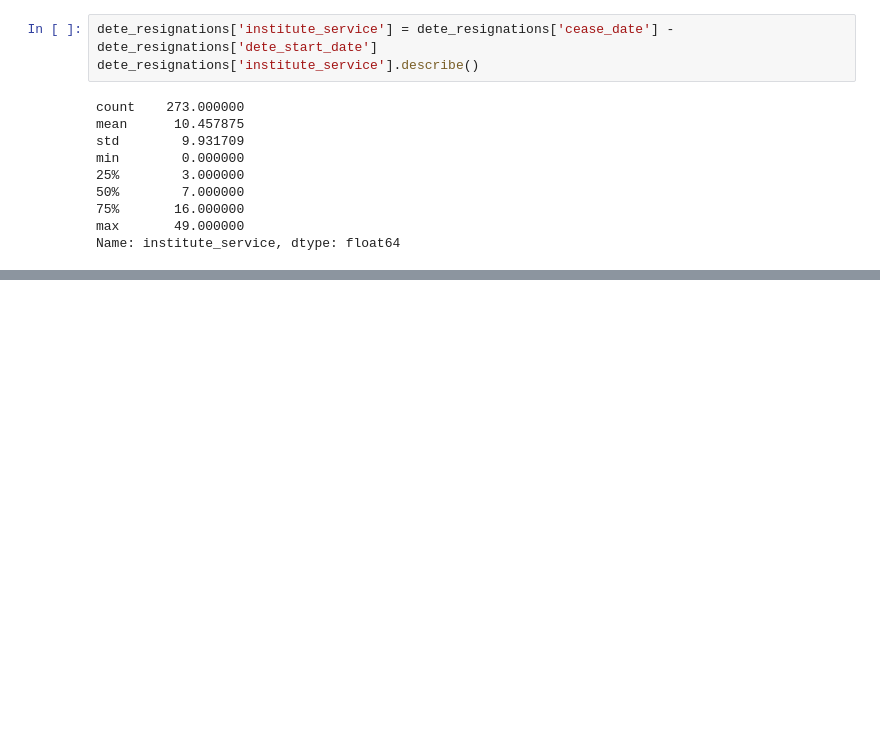
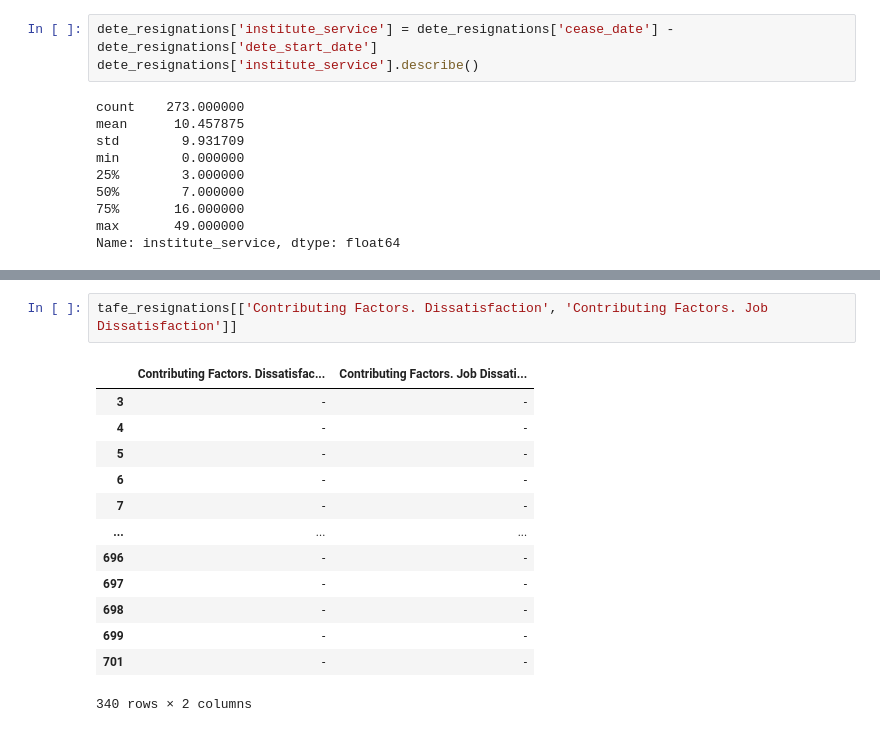
Before and after one commit to capncrockett/Dataquest, a Jupyter notebook: emp_exit_surveys/exit_surveys.ipynb, the cells around one changed output, grey strips where cells are left out. Cells and saved outputs as stored; diff of their text form; blank space fills up the shorter version.

```diff
--- a/emp_exit_surveys/exit_surveys.ipynb
+++ b/emp_exit_surveys/exit_surveys.ipynb
@@ -438,0 +454,16 @@ Name: institute_service, dtype: float64
+# %%
+tafe_resignations[['Contributing Factors. Dissatisfaction', 'Contributing Factors. Job Dissatisfaction']]
+# %% [output]
+|  | Contributing Factors. Dissatisfac... | Contributing Factors. Job Dissati... |
+| 3 | - | - |
+| 4 | - | - |
+| 5 | - | - |
+| 6 | - | - |
+| 7 | - | - |
+| ... | ... | ... |
+| 696 | - | - |
+| 697 | - | - |
+| 698 | - | - |
+| 699 | - | - |
+| 701 | - | - |
+340 rows × 2 columns
```
Also changed, not shown: parts of 7 cells of this notebook, 1 other file.
